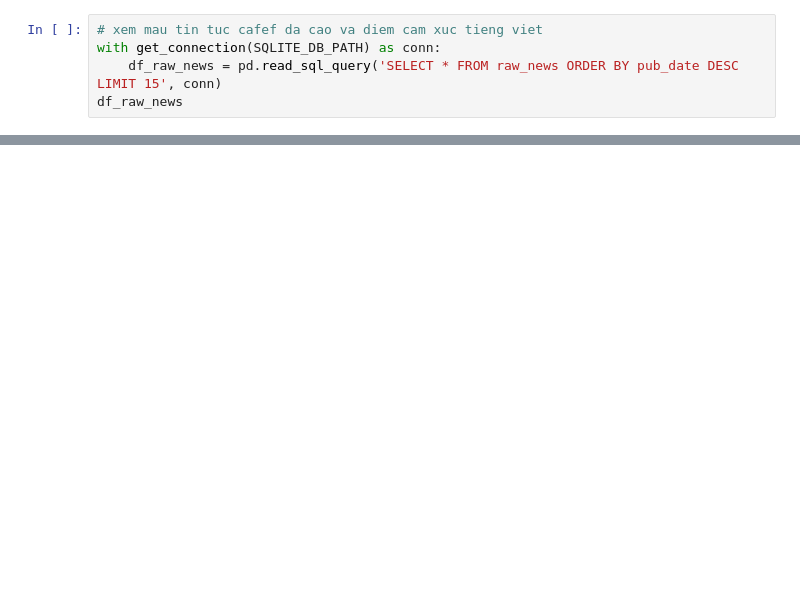
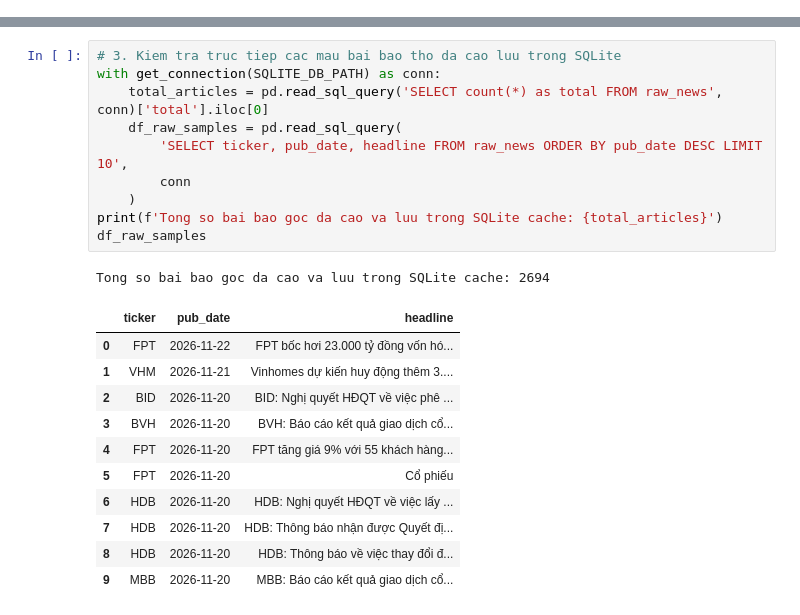
Before and after one commit to k1b1t0/trade-toi-chet, a Jupyter notebook: notebooks/01_data_crawling.ipynb, the cells around one changed output, grey strips where cells are left out. Saved outputs shown, nothing was run; the diff lists cells and outputs as text; blank space fills up the shorter version.

```diff
--- a/notebooks/01_data_crawling.ipynb
+++ b/notebooks/01_data_crawling.ipynb
@@ -69,5 +29,0 @@ df_prices.head(5)
-# %%
-# xem mau tin tuc cafef da cao va diem cam xuc tieng viet
-with get_connection(SQLITE_DB_PATH) as conn:
-    df_raw_news = pd.read_sql_query('SELECT * FROM raw_news ORDER BY pub_date DESC LIMIT 15', conn)
-df_raw_news
@@ -92,0 +159,23 @@ df_raw_news
+# %%
+# 3. Kiem tra truc tiep cac mau bai bao tho da cao luu trong SQLite
+with get_connection(SQLITE_DB_PATH) as conn:
+    total_articles = pd.read_sql_query('SELECT count(*) as total FROM raw_news', conn)['total'].iloc[0]
+    df_raw_samples = pd.read_sql_query(
+        'SELECT ticker, pub_date, headline FROM raw_news ORDER BY pub_date DESC LIMIT 10',
+        conn
+    )
+print(f'Tong so bai bao goc da cao va luu trong SQLite cache: {total_articles}')
+df_raw_samples
+# %% [output]
+Tong so bai bao goc da cao va luu trong SQLite cache: 2694
+|  | ticker | pub_date | headline |
+| 0 | FPT | 2026-11-22 | FPT bốc hơi 23.000 tỷ đồng vốn hó... |
+| 1 | VHM | 2026-11-21 | Vinhomes dự kiến huy động thêm 3.... |
+| 2 | BID | 2026-11-20 | BID: Nghị quyết HĐQT về việc phê ... |
+| 3 | BVH | 2026-11-20 | BVH: Báo cáo kết quả giao dịch cổ... |
+| 4 | FPT | 2026-11-20 | FPT tăng giá 9% với 55 khách hàng... |
+| 5 | FPT | 2026-11-20 | Cổ phiếu |
+| 6 | HDB | 2026-11-20 | HDB: Nghị quyết HĐQT về việc lấy ... |
+| 7 | HDB | 2026-11-20 | HDB: Thông báo nhận được Quyết đị... |
+| 8 | HDB | 2026-11-20 | HDB: Thông báo về việc thay đổi đ... |
+| 9 | MBB | 2026-11-20 | MBB: Báo cáo kết quả giao dịch cổ... |
```
Also changed, not shown: parts of 20 cells of this notebook.
